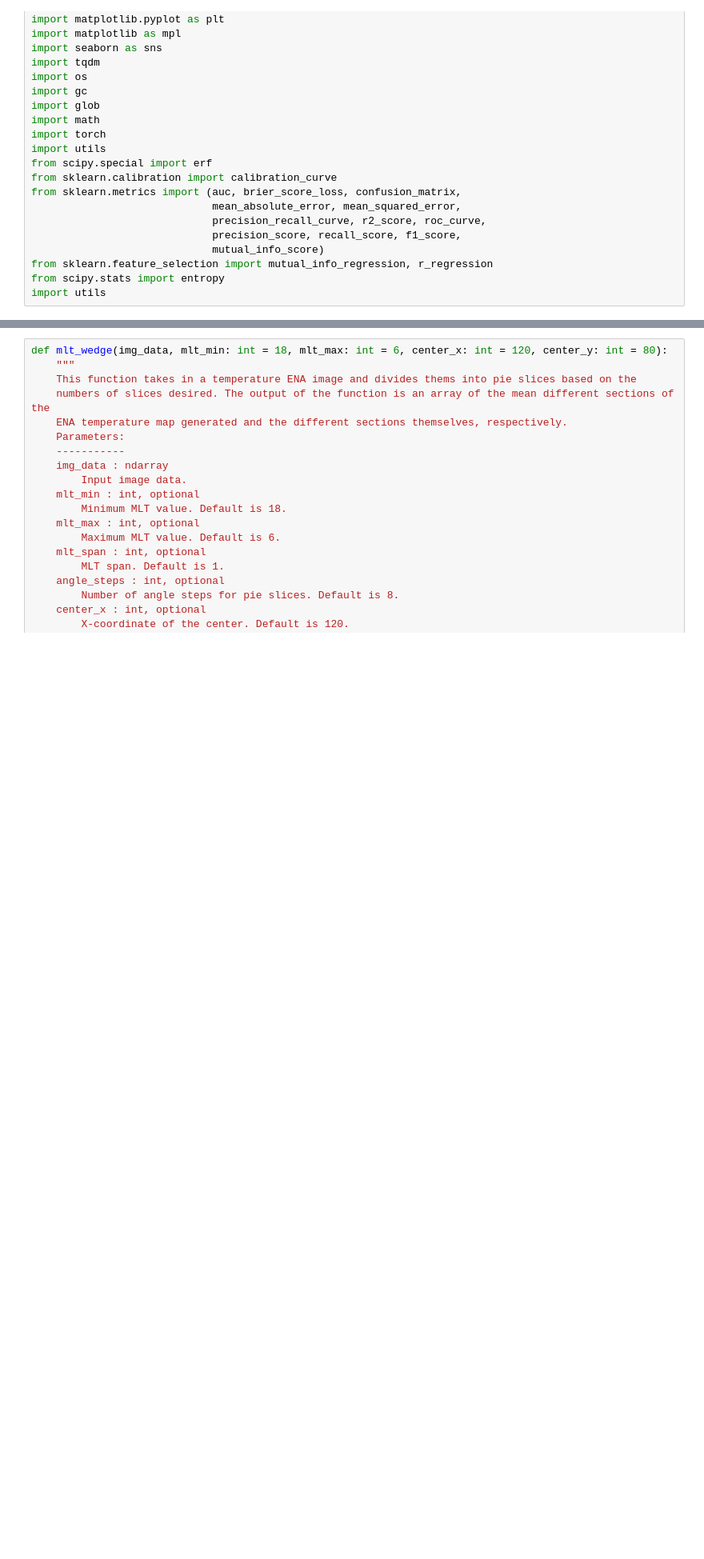
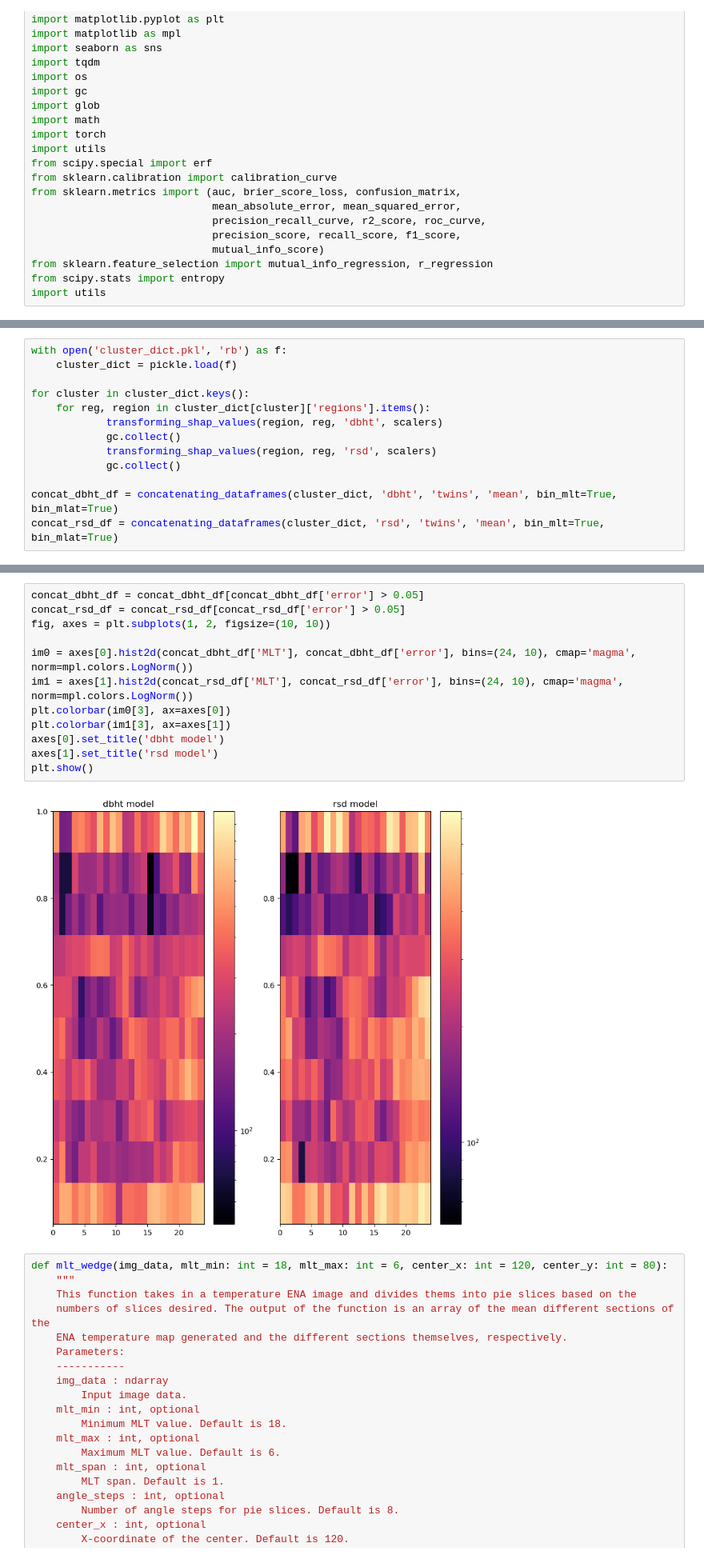
Before and after one commit to mikecoughlan/including_ion_temp_maps, a Jupyter notebook: examining_twins_shap.ipynb, the cells around one changed output, grey strips where cells are left out. Shown at 80% size. Drawn from its saved outputs; the diff is of its cells as text; blank space fills up the shorter version.

```diff
--- a/examining_twins_shap.ipynb
+++ b/examining_twins_shap.ipynb
@@ -139,0 +341,13 @@ Region: HUD-1
+# %%
+with open('cluster_dict.pkl', 'rb') as f:
+	cluster_dict = pickle.load(f)
+
+for cluster in cluster_dict.keys():
+	for reg, region in cluster_dict[cluster]['regions'].items():
+			transforming_shap_values(region, reg, 'dbht', scalers)
+			gc.collect()
+			transforming_shap_values(region, reg, 'rsd', scalers)
+			gc.collect()
+
+concat_dbht_df = concatenating_dataframes(cluster_dict, 'dbht', 'twins', 'mean', bin_mlt=True, bin_mlat=True)
+concat_rsd_df = concatenating_dataframes(cluster_dict, 'rsd', 'twins', 'mean', bin_mlt=True, bin_mlat=True)
@@ -140,3 +443,17 @@ Region: HUD-1
+# %%
+concat_dbht_df = concat_dbht_df[concat_dbht_df['error'] > 0.05]
+concat_rsd_df = concat_rsd_df[concat_rsd_df['error'] > 0.05]
+fig, axes = plt.subplots(1, 2, figsize=(10, 10))
+
+im0 = axes[0].hist2d(concat_dbht_df['MLT'], concat_dbht_df['error'], bins=(24, 10), cmap='magma', norm=mpl.colors.LogNorm())
+im1 = axes[1].hist2d(concat_rsd_df['MLT'], concat_rsd_df['error'], bins=(24, 10), cmap='magma', norm=mpl.colors.LogNorm())
+plt.colorbar(im0[3], ax=axes[0])
+plt.colorbar(im1[3], ax=axes[1])
+axes[0].set_title('dbht model')
+axes[1].set_title('rsd model')
+plt.show()
+# %% [output]
+[figure, added]
 # %%
 def mlt_wedge(img_data, mlt_min: int = 18, mlt_max: int = 6, center_x: int = 120, center_y: int = 80):
     """
```
Also changed, not shown: parts of 16 cells of this notebook, 10 other files.
